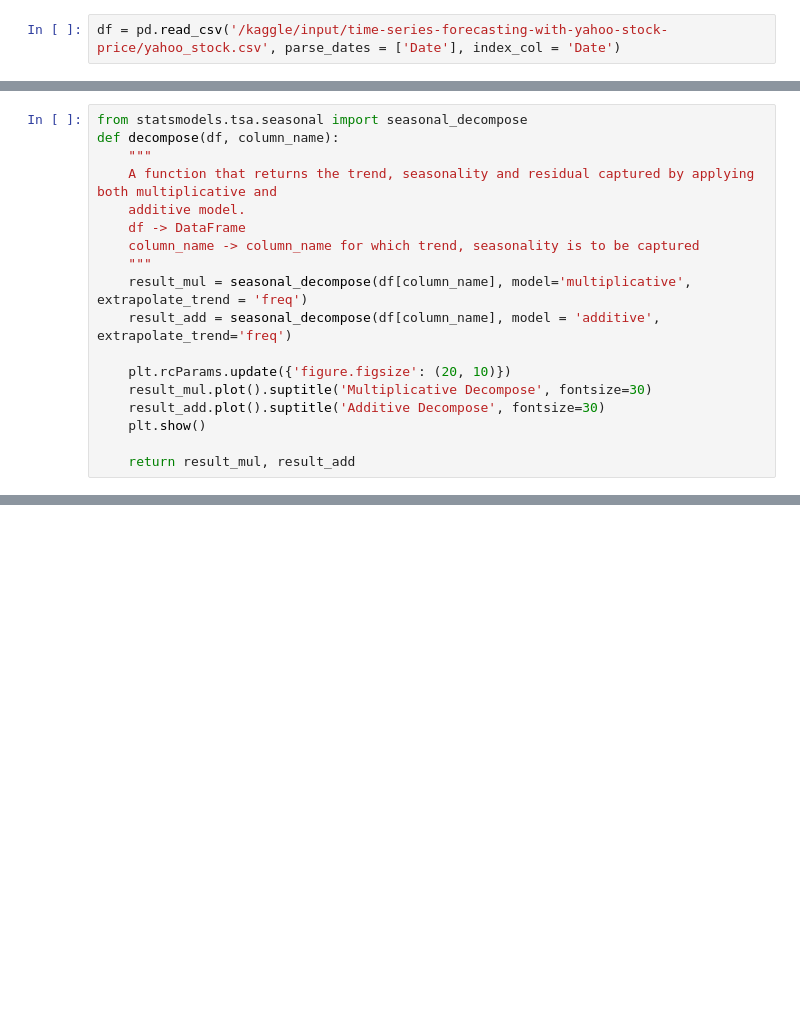
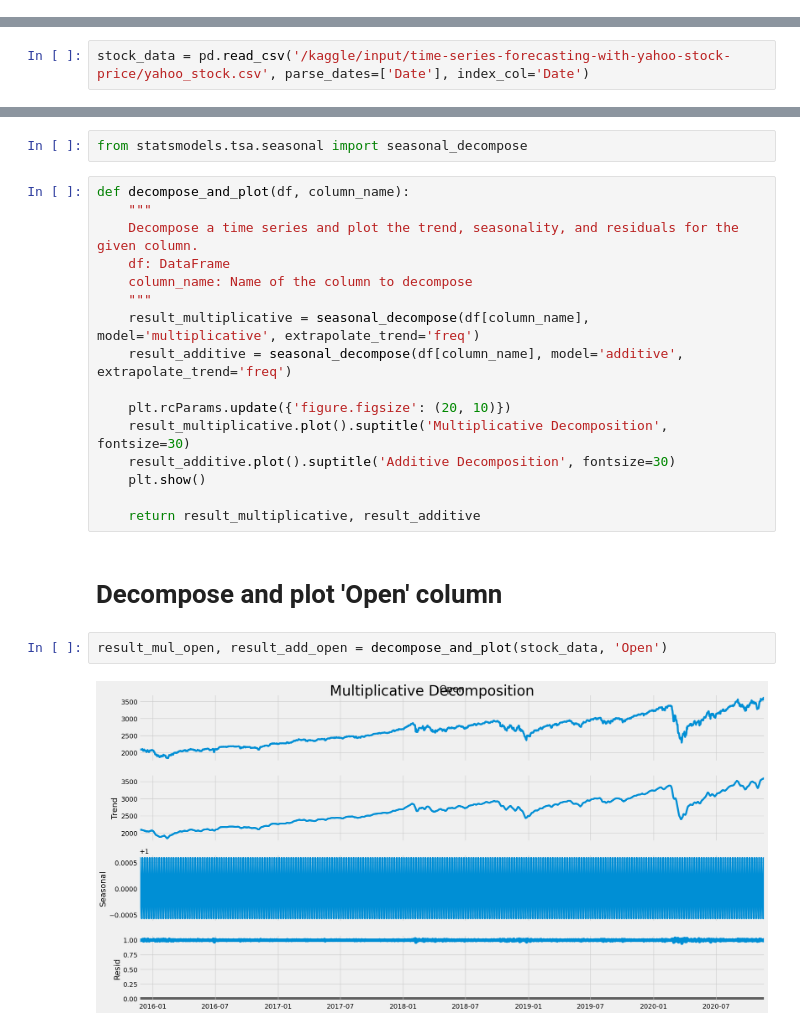
Before and after one commit to ranjitodedra/Time-Series-Forecasting, a Jupyter notebook: main.ipynb, the cells around one changed output, grey strips where cells are left out. Saved outputs shown, nothing was run; the diff lists cells and outputs as text; blank space fills up the shorter version.

```diff
--- a/main.ipynb
+++ b/main.ipynb
@@ -11,2 +0,0 @@ for dirname, _, filenames in os.walk('/kaggle/input'):
-# %%
-df = pd.read_csv('/kaggle/input/time-series-forecasting-with-yahoo-stock-price/yahoo_stock.csv', parse_dates = ['Date'], index_col = 'Date')
@@ -24,18 +0,0 @@ df[['Open', 'Close']].plot(figsize = (15, 5), alpha = 0.5)
-# %%
-from statsmodels.tsa.seasonal import seasonal_decompose
-def decompose(df, column_name):
-    """
-    A function that returns the trend, seasonality and residual captured by applying both multiplicative and
-    additive model.
-    df -> DataFrame
-    column_name -> column_name for which trend, seasonality is to be captured
-    """
-    result_mul = seasonal_decompose(df[column_name], model='multiplicative', extrapolate_trend = 'freq')
-    result_add = seasonal_decompose(df[column_name], model = 'additive', extrapolate_trend='freq')
-
-    plt.rcParams.update({'figure.figsize': (20, 10)})
-    result_mul.plot().suptitle('Multiplicative Decompose', fontsize=30)
-    result_add.plot().suptitle('Additive Decompose', fontsize=30)
-    plt.show()
-
-    return result_mul, result_add
@@ -65,0 +17,2 @@ df_reconstructed
+# %%
+stock_data = pd.read_csv('/kaggle/input/time-series-forecasting-with-yahoo-stock-price/yahoo_stock.csv', parse_dates=['Date'], index_col='Date')
@@ -65,0 +61,24 @@ df_reconstructed
+# %%
+from statsmodels.tsa.seasonal import seasonal_decompose
+# %%
+def decompose_and_plot(df, column_name):
+    """
+    Decompose a time series and plot the trend, seasonality, and residuals for the given column.
+    df: DataFrame
+    column_name: Name of the column to decompose
+    """
+    result_multiplicative = seasonal_decompose(df[column_name], model='multiplicative', extrapolate_trend='freq')
+    result_additive = seasonal_decompose(df[column_name], model='additive', extrapolate_trend='freq')
+
+    plt.rcParams.update({'figure.figsize': (20, 10)})
+    result_multiplicative.plot().suptitle('Multiplicative Decomposition', fontsize=30)
+    result_additive.plot().suptitle('Additive Decomposition', fontsize=30)
+    plt.show()
+
+    return result_multiplicative, result_additive
+# %% [markdown]
+# Decompose and plot 'Open' column
+# %%
+result_mul_open, result_add_open = decompose_and_plot(stock_data, 'Open')
+# %% [output]
+[figure, added]
```
Also changed, not shown: parts of 41 cells of this notebook.
